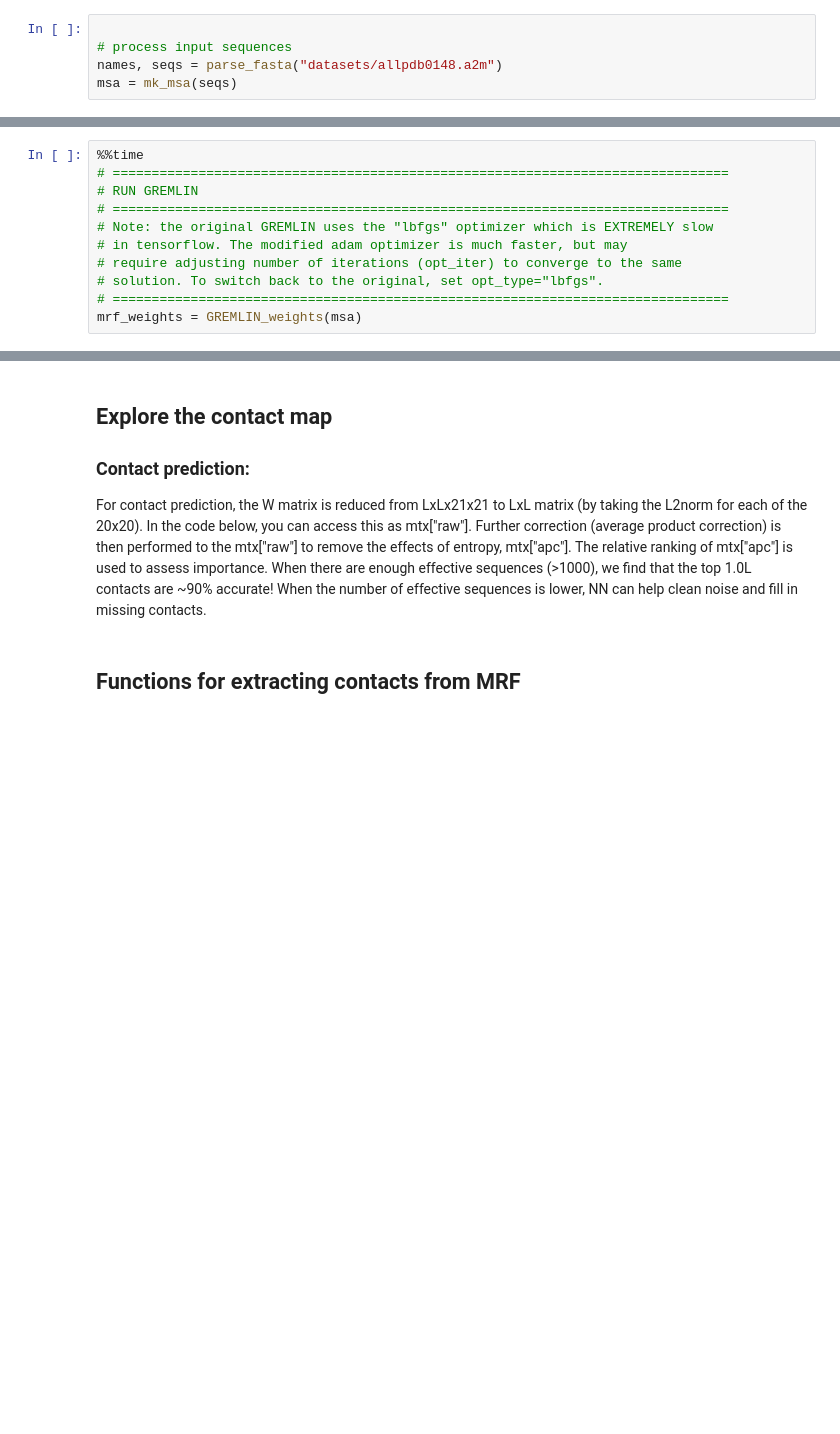
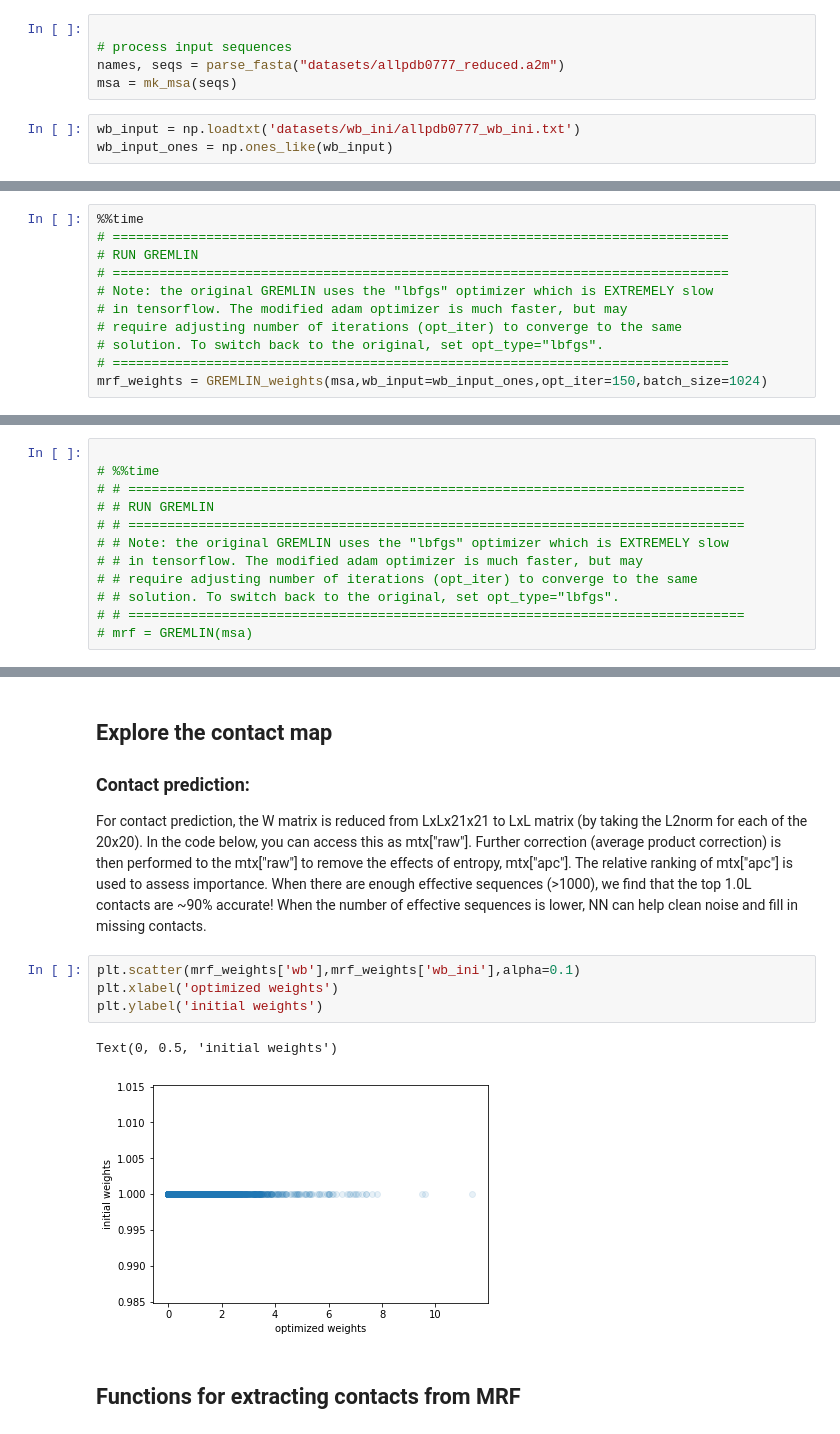
Before and after one commit to ayshaw/complexCorrection, a Jupyter notebook: notebooks/GREMLIN_TF_v2_weights_edit.ipynb, the cells around one changed output, grey strips where cells are left out. Cells and saved outputs as stored; diff of their text form; blank space fills up the shorter version.

```diff
--- a/notebooks/GREMLIN_TF_v2_weights_edit.ipynb
+++ b/notebooks/GREMLIN_TF_v2_weights_edit.ipynb
@@ -225,8 +210,11 @@ concatenate.a2m  pd_mtx.csv
 # %%
 
 # process input sequences
-names, seqs = parse_fasta("datasets/allpdb0148.a2m")
+names, seqs = parse_fasta("datasets/allpdb0777_reduced.a2m")
 msa = mk_msa(seqs)
+# %%
+wb_input = np.loadtxt('datasets/wb_ini/allpdb0777_wb_ini.txt')
+wb_input_ones = np.ones_like(wb_input)
 # %% [markdown]
 ## GREMLIN
 # %%
@@ -527,3 +520,14 @@ import time
 # print('finished writing')
 # with open("seqs.txt", "w+") as output:
 #     output.write(str(seqs.tolist()))
+# %%
+%%time
+# ===============================================================================
+# RUN GREMLIN
+# ===============================================================================
+# Note: the original GREMLIN uses the "lbfgs" optimizer which is EXTREMELY slow
+# in tensorflow. The modified adam optimizer is much faster, but may
+# require adjusting number of iterations (opt_iter) to converge to the same
+# solution. To switch back to the original, set opt_type="lbfgs".
+# ===============================================================================
+mrf_weights = GREMLIN_weights(msa,wb_input=wb_input_ones,opt_iter=150,batch_size=1024)
@@ -530,11 +549,12 @@ import time
 # %%
-%%time
-# ===============================================================================
-# RUN GREMLIN
-# ===============================================================================
-# Note: the original GREMLIN uses the "lbfgs" optimizer which is EXTREMELY slow
-# in tensorflow. The modified adam optimizer is much faster, but may
-# require adjusting number of iterations (opt_iter) to converge to the same
-# solution. To switch back to the original, set opt_type="lbfgs".
-# ===============================================================================
-mrf_weights = GREMLIN_weights(msa)
+
+# %%time
+# # ===============================================================================
+# # RUN GREMLIN
+# # ===============================================================================
+# # Note: the original GREMLIN uses the "lbfgs" optimizer which is EXTREMELY slow
+# # in tensorflow. The modified adam optimizer is much faster, but may
+# # require adjusting number of iterations (opt_iter) to converge to the same
+# # solution. To switch back to the original, set opt_type="lbfgs".
+# # ===============================================================================
+# mrf = GREMLIN(msa)
@@ -583,6 +563,13 @@ Wall time: 43.7 s
 ### Contact prediction:
 
 For contact prediction, the W matrix is reduced from LxLx21x21 to LxL matrix (by taking the L2norm for each of the 20x20). In the code below, you can access this as mtx["raw"]. Further correction (average product correction) is then performed to the mtx["raw"] to remove the effects of entropy, mtx["apc"]. The relative ranking of mtx["apc"] is used to assess importance. When there are enough effective sequences (>1000), we find that the top 1.0L contacts are ~90% accurate! When the number of effective sequences is lower, NN can help clean noise and fill in missing contacts.
+# %%
+plt.scatter(mrf_weights['wb'],mrf_weights['wb_ini'],alpha=0.1)
+plt.xlabel('optimized weights')
+plt.ylabel('initial weights')
+# %% [output]
+Text(0, 0.5, 'initial weights')
+[figure, added]
 # %% [markdown]
 ## Functions for extracting contacts from MRF
 # %%
```
Also changed, not shown: parts of 19 cells of this notebook, 2 other files.
